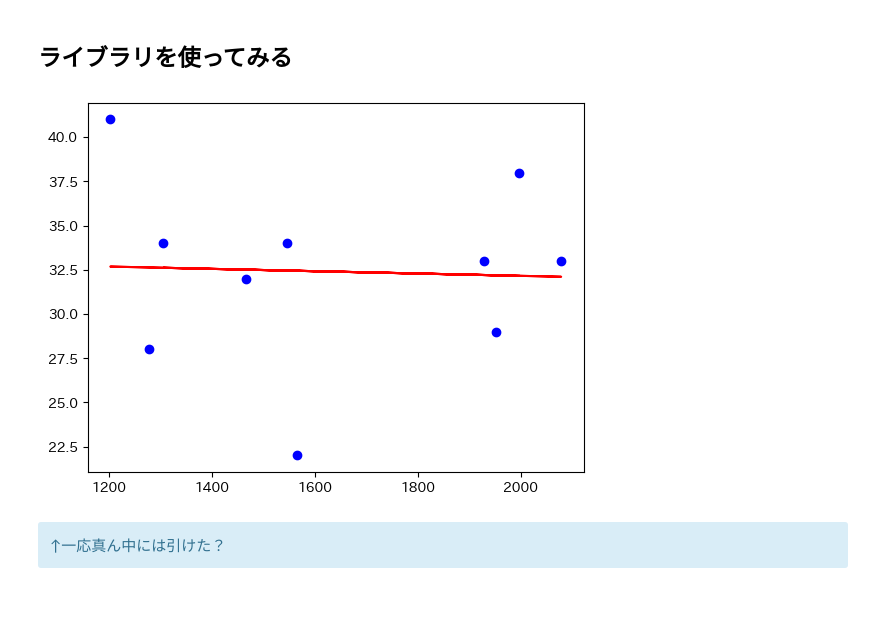
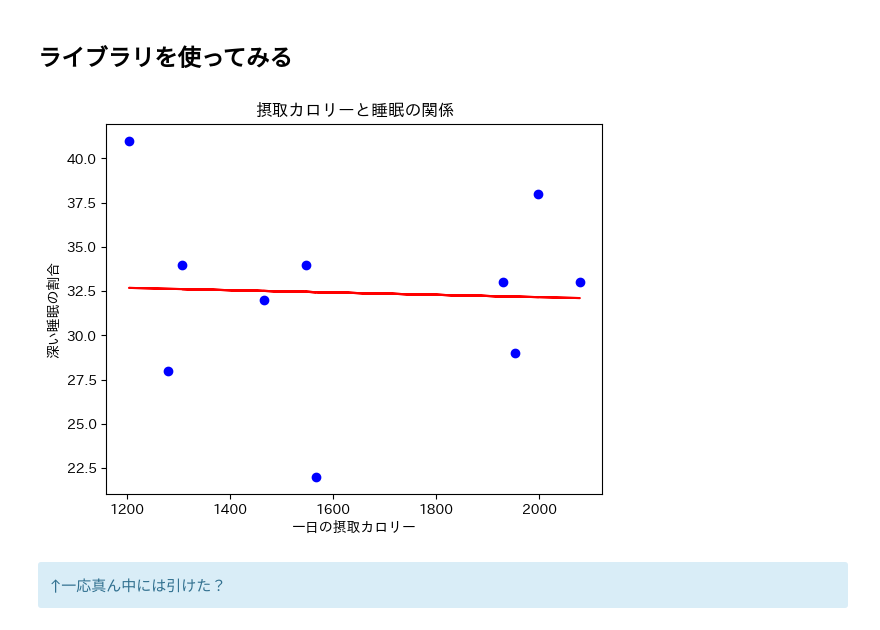
Before and after one commit to hachi-to-nana/linear_regression, a Jupyter notebook: 数学自由研究.ipynb, the cells around one changed output. Saved outputs shown, nothing was run; the diff lists cells and outputs as text; code cells hidden in the pictures; blank space fills up the shorter version.

```diff
--- a/数学自由研究.ipynb
+++ b/数学自由研究.ipynb
@@ -150,14 +150,17 @@ plt.show()
 # %%
 from sklearn.linear_model import LinearRegression
 lr = LinearRegression()
 X = X.reshape(-1, 1)
 lr.fit(X, Y)
 y_pred = lr.predict(X)
 plt.scatter(X, Y, color='blue')
 plt.plot(X, y_pred, color='red')
+plt.xlabel("一日の摂取カロリー") # x軸のラベル
+plt.ylabel("深い睡眠の割合") # y軸のラベル
+plt.title("摂取カロリーと睡眠の関係") # グラフのタイトル
 plt.show()
 # %% [output]
-[figure, old version]
+[figure, new version]
 # %% [markdown]
 <div class="alert alert-block alert-info">
 ↑一応真ん中には引けた？
```
Also changed, not shown: parts of 3 cells of this notebook.
